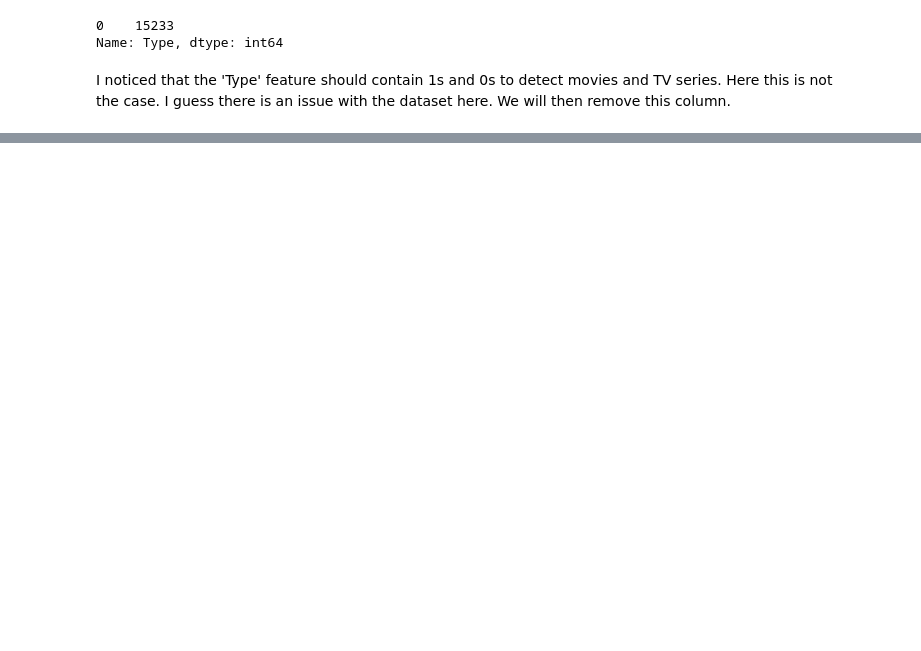
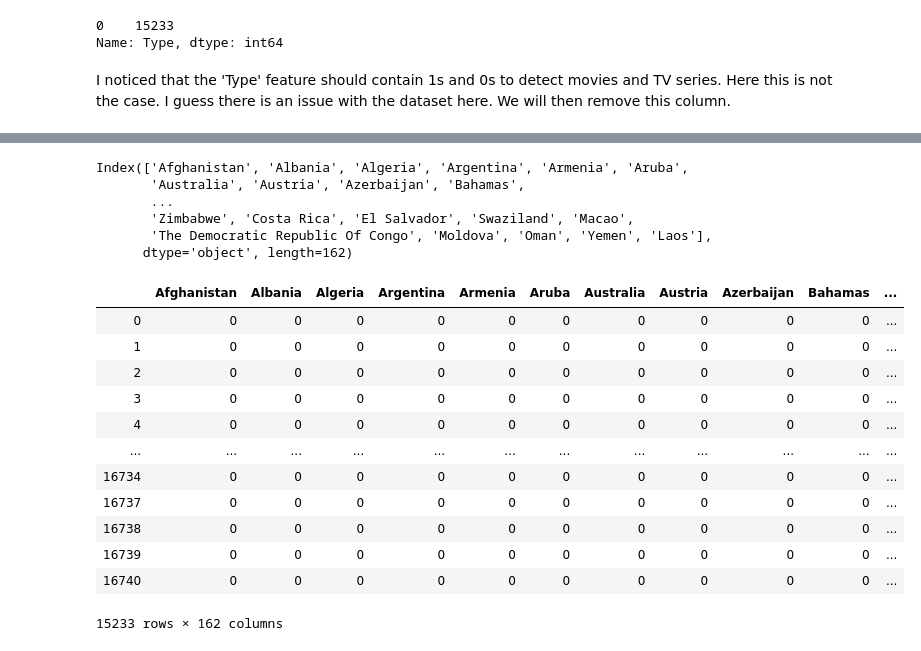
Before and after one commit to SalimAmarti/OTT_movies_Project, a Jupyter notebook: OTT project.ipynb, the cells around one changed output, grey strips where cells are left out. Cells and saved outputs as stored; diff of their text form; code cells hidden in the pictures; blank space fills up the shorter version.

Commit message:
Data cleaning 2

```diff
--- a/OTT project.ipynb
+++ b/OTT project.ipynb
@@ -145,0 +148,2 @@ data_clean.head()
+# %%
+test = data_clean['Country'].apply(lambda x: x.split(','))
@@ -145,0 +168,27 @@ data_clean.head()
+# %%
+test3=pd.get_dummies(test.apply(pd.Series), prefix='', prefix_sep='').sum(level=0, axis=1)
+# %%
+test3.columns
+# %% [output]
+Index(['Afghanistan', 'Albania', 'Algeria', 'Argentina', 'Armenia', 'Aruba',
+       'Australia', 'Austria', 'Azerbaijan', 'Bahamas',
+       ...
+       'Zimbabwe', 'Costa Rica', 'El Salvador', 'Swaziland', 'Macao',
+       'The Democratic Republic Of Congo', 'Moldova', 'Oman', 'Yemen', 'Laos'],
+      dtype='object', length=162)
+# %%
+test3
+# %% [output]
+|  | Afghanistan | Albania | Algeria | Argentina | Armenia | Aruba | Australia | Austria | Azerbaijan | Bahamas | ... |
+| 0 | 0 | 0 | 0 | 0 | 0 | 0 | 0 | 0 | 0 | 0 | ... |
+| 1 | 0 | 0 | 0 | 0 | 0 | 0 | 0 | 0 | 0 | 0 | ... |
+| 2 | 0 | 0 | 0 | 0 | 0 | 0 | 0 | 0 | 0 | 0 | ... |
+| 3 | 0 | 0 | 0 | 0 | 0 | 0 | 0 | 0 | 0 | 0 | ... |
+| 4 | 0 | 0 | 0 | 0 | 0 | 0 | 0 | 0 | 0 | 0 | ... |
+| ... | ... | ... | ... | ... | ... | ... | ... | ... | ... | ... | ... |
+| 16734 | 0 | 0 | 0 | 0 | 0 | 0 | 0 | 0 | 0 | 0 | ... |
+| 16737 | 0 | 0 | 0 | 0 | 0 | 0 | 0 | 0 | 0 | 0 | ... |
+| 16738 | 0 | 0 | 0 | 0 | 0 | 0 | 0 | 0 | 0 | 0 | ... |
+| 16739 | 0 | 0 | 0 | 0 | 0 | 0 | 0 | 0 | 0 | 0 | ... |
+| 16740 | 0 | 0 | 0 | 0 | 0 | 0 | 0 | 0 | 0 | 0 | ... |
+15233 rows × 162 columns
```
Also changed, not shown: parts of 3 cells of this notebook.
